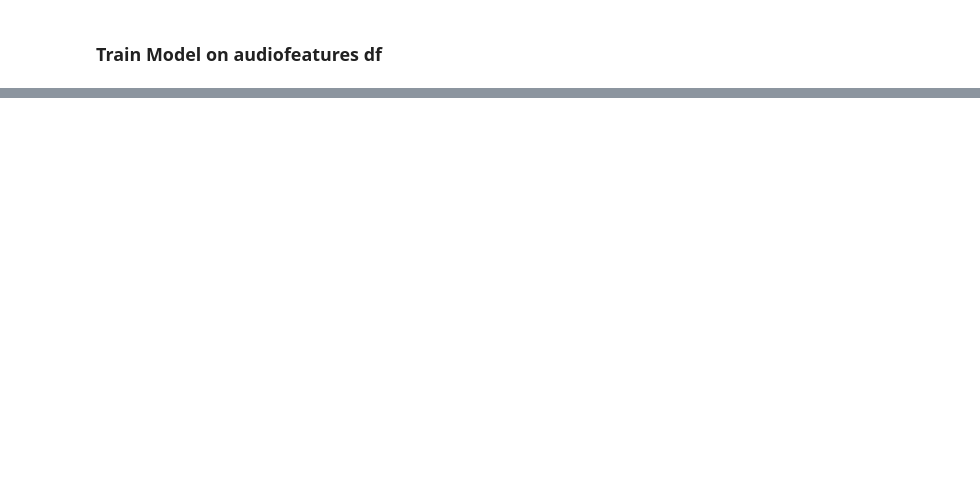
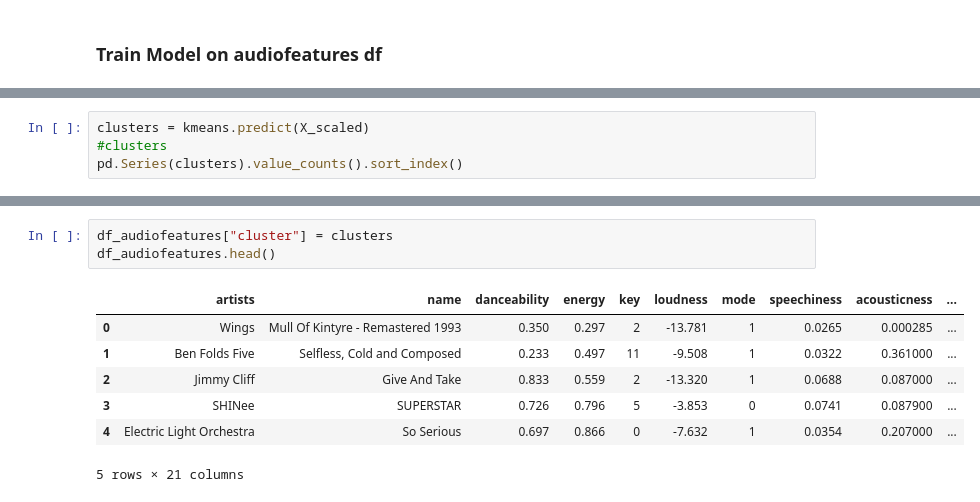
Before and after one commit to ElRapa/Song_Recommender, a Jupyter notebook: __main__.ipynb, the cells around one changed output, grey strips where cells are left out. Drawn from its saved outputs; the diff is of its cells as text; blank space fills up the shorter version.

```diff
--- a/__main__.ipynb
+++ b/__main__.ipynb
@@ -108,0 +107,4 @@ pyplot.show()
+# %%
+clusters = kmeans.predict(X_scaled)
+#clusters
+pd.Series(clusters).value_counts().sort_index()
@@ -108,0 +122,11 @@ pyplot.show()
+# %%
+df_audiofeatures["cluster"] = clusters
+df_audiofeatures.head()
+# %% [output]
+|  | artists | name | danceability | energy | key | loudness | mode | speechiness | acousticness | ... |
+| 0 | Wings | Mull Of Kintyre - Remastered 1993 | 0.350 | 0.297 | 2 | -13.781 | 1 | 0.0265 | 0.000285 | ... |
+| 1 | Ben Folds Five | Selfless, Cold and Composed | 0.233 | 0.497 | 11 | -9.508 | 1 | 0.0322 | 0.361000 | ... |
+| 2 | Jimmy Cliff | Give And Take | 0.833 | 0.559 | 2 | -13.320 | 1 | 0.0688 | 0.087000 | ... |
+| 3 | SHINee | SUPERSTAR | 0.726 | 0.796 | 5 | -3.853 | 0 | 0.0741 | 0.087900 | ... |
+| 4 | Electric Light Orchestra | So Serious | 0.697 | 0.866 | 0 | -7.632 | 1 | 0.0354 | 0.207000 | ... |
+5 rows × 21 columns
```
Also changed, not shown: parts of 20 cells of this notebook, 21 other files.
